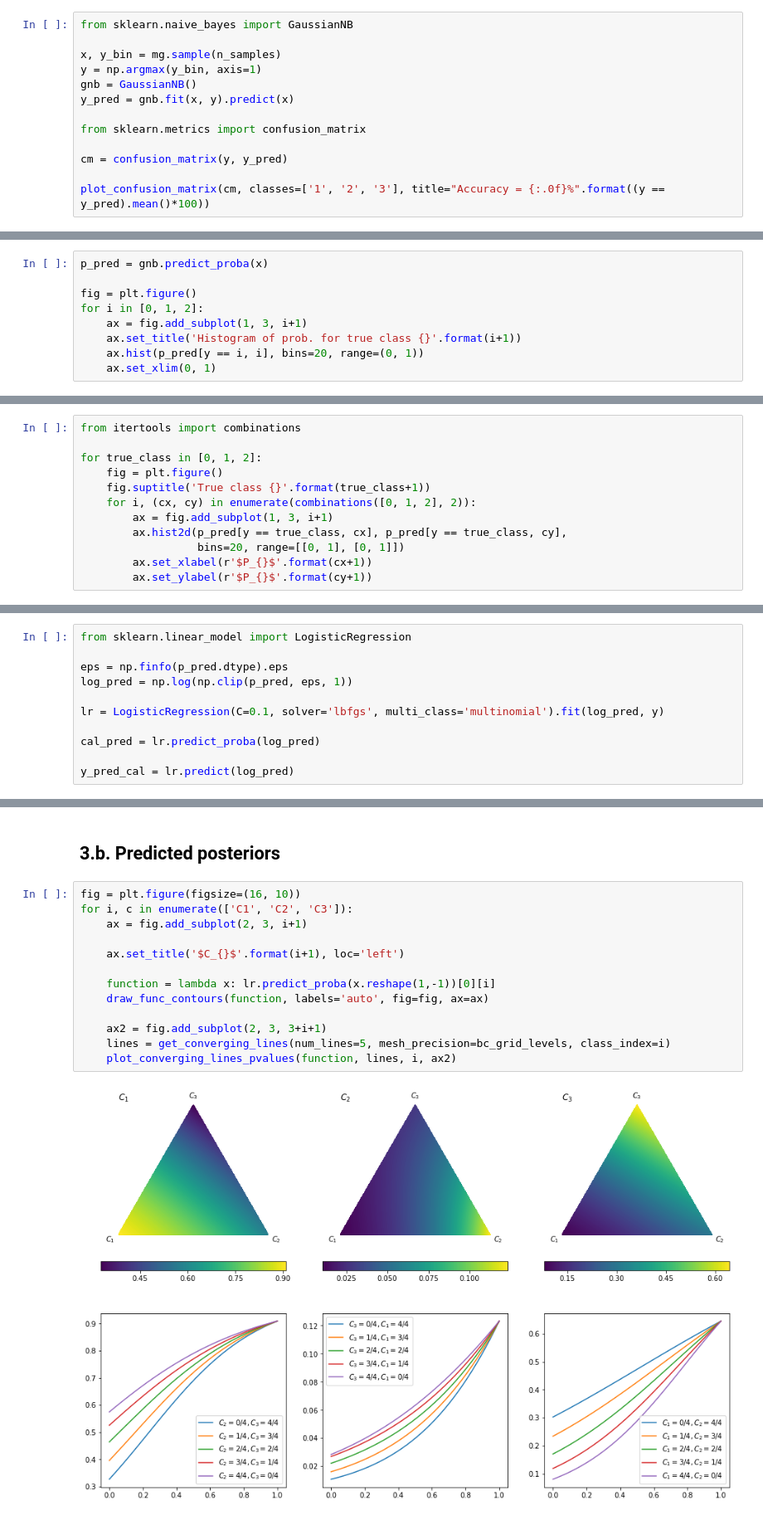
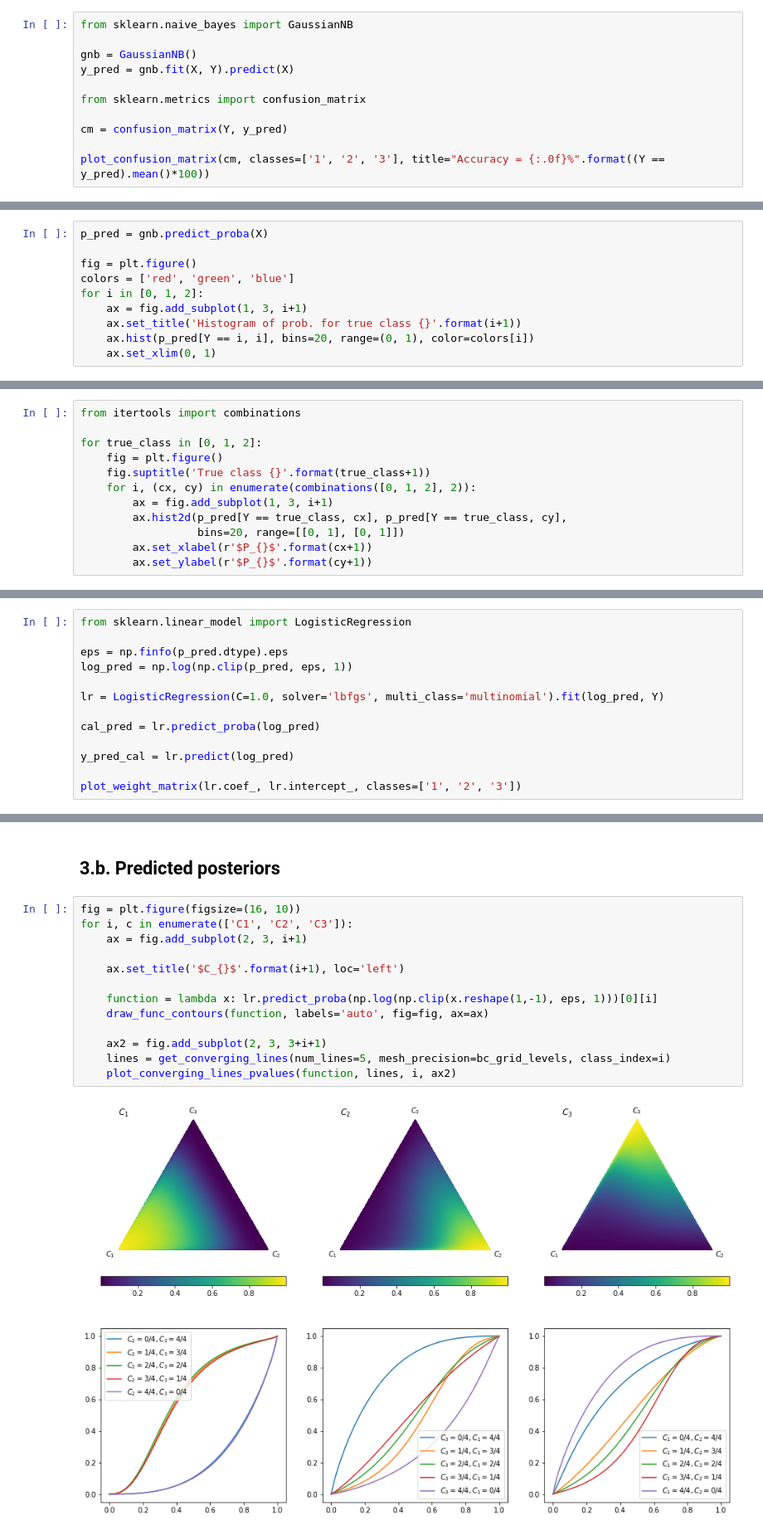
Before and after one commit to dirichletcal/experiments_neurips, a Jupyter notebook: notebooks/synthetic_data_gaussian_mixture_example.ipynb, the cells around one changed output, grey strips where cells are left out. Shown at 83% size. Saved outputs shown, nothing was run; the diff lists cells and outputs as text.

```diff
--- a/notebooks/synthetic_data_gaussian_mixture_example.ipynb
+++ b/notebooks/synthetic_data_gaussian_mixture_example.ipynb
@@ -107,14 +111,12 @@ for i in [0, 1, 2]:
 # %%
 from sklearn.naive_bayes import GaussianNB
 
-x, y_bin = mg.sample(n_samples)
-y = np.argmax(y_bin, axis=1)
 gnb = GaussianNB()
-y_pred = gnb.fit(x, y).predict(x)
+y_pred = gnb.fit(X, Y).predict(X)
 
 from sklearn.metrics import confusion_matrix
 
-cm = confusion_matrix(y, y_pred)
+cm = confusion_matrix(Y, y_pred)
 
-plot_confusion_matrix(cm, classes=['1', '2', '3'], title="Accuracy = {:.0f}%".format((y == y_pred).mean()*100))
+plot_confusion_matrix(cm, classes=['1', '2', '3'], title="Accuracy = {:.0f}%".format((Y == y_pred).mean()*100))
 # %% [output]
@@ -139,12 +141,13 @@ for i in [0, 1, 2]:
 # %% [markdown]
 ## 2.b. Histogram of predicted probabilities for each Actual class
 # %%
-p_pred = gnb.predict_proba(x)
+p_pred = gnb.predict_proba(X)
 
 fig = plt.figure()
+colors = ['red', 'green', 'blue']
 for i in [0, 1, 2]:
     ax = fig.add_subplot(1, 3, i+1)
     ax.set_title('Histogram of prob. for true class {}'.format(i+1))
-    ax.hist(p_pred[y == i, i], bins=20, range=(0, 1))
+    ax.hist(p_pred[Y == i, i], bins=20, range=(0, 1), color=colors[i])
     ax.set_xlim(0, 1)
 # %% [output]
@@ -159,7 +162,7 @@ for true_class in [0, 1, 2]:
     fig.suptitle('True class {}'.format(true_class+1))
     for i, (cx, cy) in enumerate(combinations([0, 1, 2], 2)):
         ax = fig.add_subplot(1, 3, i+1)
-        ax.hist2d(p_pred[y == true_class, cx], p_pred[y == true_class, cy],
+        ax.hist2d(p_pred[Y == true_class, cx], p_pred[Y == true_class, cy],
                   bins=20, range=[[0, 1], [0, 1]])
         ax.set_xlabel(r'$P_{}$'.format(cx+1))
         ax.set_ylabel(r'$P_{}$'.format(cy+1))
@@ -175,8 +178,10 @@ from sklearn.linear_model import LogisticRegression
 eps = np.finfo(p_pred.dtype).eps
 log_pred = np.log(np.clip(p_pred, eps, 1))
 
-lr = LogisticRegression(C=0.1, solver='lbfgs', multi_class='multinomial').fit(log_pred, y)
+lr = LogisticRegression(C=1.0, solver='lbfgs', multi_class='multinomial').fit(log_pred, Y)
 
 cal_pred = lr.predict_proba(log_pred)
 
 y_pred_cal = lr.predict(log_pred)
+
+plot_weight_matrix(lr.coef_, lr.intercept_, classes=['1', '2', '3'])
@@ -197,15 +203,15 @@ Calibrated brier score: 0.12275972980899852
 # %%
 fig = plt.figure(figsize=(16, 10))
 for i, c in enumerate(['C1', 'C2', 'C3']):
     ax = fig.add_subplot(2, 3, i+1)
 
     ax.set_title('$C_{}$'.format(i+1), loc='left')
 
-    function = lambda x: lr.predict_proba(x.reshape(1,-1))[0][i]
+    function = lambda x: lr.predict_proba(np.log(np.clip(x.reshape(1,-1), eps, 1)))[0][i]
     draw_func_contours(function, labels='auto', fig=fig, ax=ax)
 
     ax2 = fig.add_subplot(2, 3, 3+i+1)
     lines = get_converging_lines(num_lines=5, mesh_precision=bc_grid_levels, class_index=i)
     plot_converging_lines_pvalues(function, lines, i, ax2)
 # %% [output]
-[figure, old version]
+[figure, new version]
```
Also changed, not shown: parts of 12 cells of this notebook.
